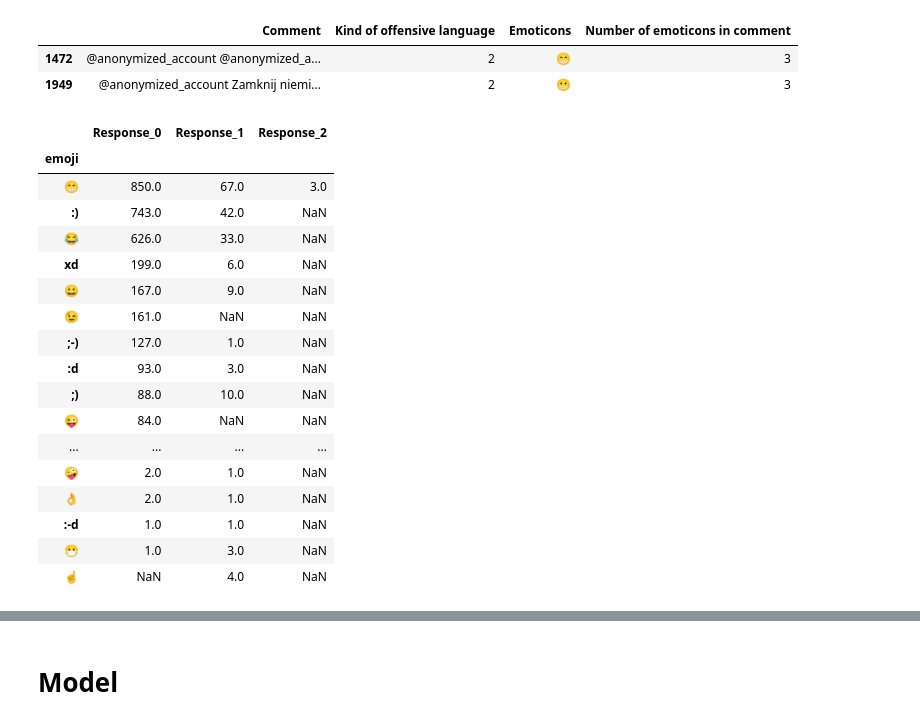
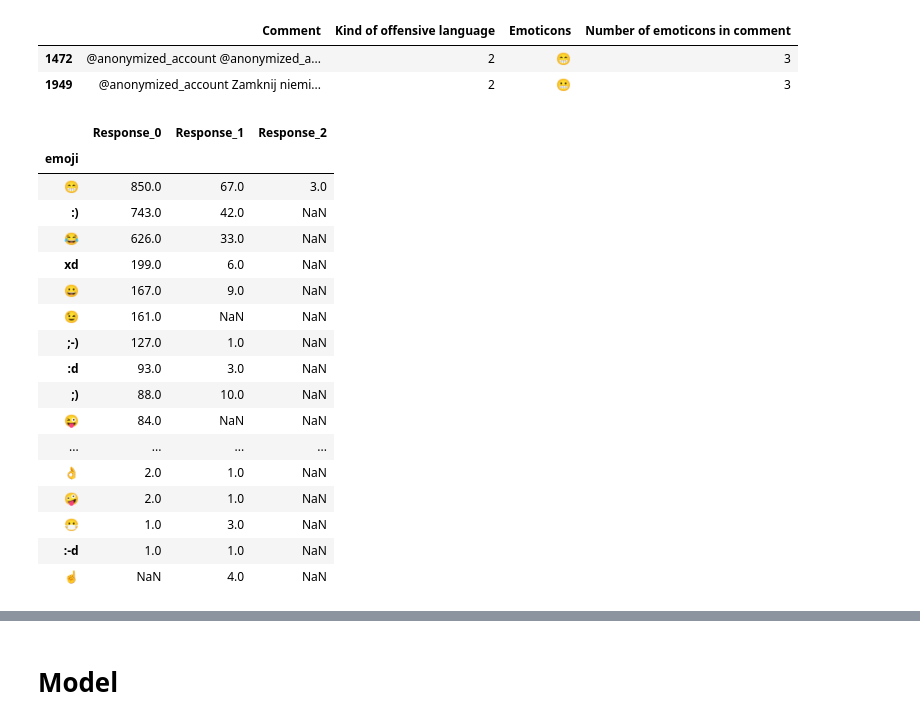
Before and after one commit to PatrykKotulak/Master-thesis, a Jupyter notebook: Hate_Speech_Detection.ipynb, the cells around one changed output, grey strips where cells are left out. Cells and saved outputs as stored; diff of their text form; code cells hidden in the pictures.

```diff
--- a/Hate_Speech_Detection.ipynb
+++ b/Hate_Speech_Detection.ipynb
@@ -192,26 +199,26 @@ conected_data[(conected_data['Kind of offensive language'] == 2)
 # %%
 plot_emoticons = text_f.create_dataframe_emoji_comparison(dict_count_emoji_0,
                                                    dict_count_emoji_1,
                                                    dict_count_emoji_2,
-                                                   'Response_0')
+                                                   ['Response_0', 'Response_1'])
 plot_emoticons
 # %% [output]
 |  | Response_0 | Response_1 | Response_2 |
 | emoji |  |  |  |
 | 😁 | 850.0 | 67.0 | 3.0 |
 | :) | 743.0 | 42.0 | NaN |
 | 😂 | 626.0 | 33.0 | NaN |
 | xd | 199.0 | 6.0 | NaN |
 | 😀 | 167.0 | 9.0 | NaN |
 | 😉 | 161.0 | NaN | NaN |
 | ;-) | 127.0 | 1.0 | NaN |
 | :d | 93.0 | 3.0 | NaN |
 | ;) | 88.0 | 10.0 | NaN |
 | 😜 | 84.0 | NaN | NaN |
 | ... | ... | ... | ... |
+| 👌 | 2.0 | 1.0 | NaN |
 | 🤪 | 2.0 | 1.0 | NaN |
-| 👌 | 2.0 | 1.0 | NaN |
+| 😷 | 1.0 | 3.0 | NaN |
 | :-d | 1.0 | 1.0 | NaN |
-| 😷 | 1.0 | 3.0 | NaN |
 | ☝ | NaN | 4.0 | NaN |
 # %%
```
Also changed, not shown: parts of 4 cells of this notebook, 1 other file.
